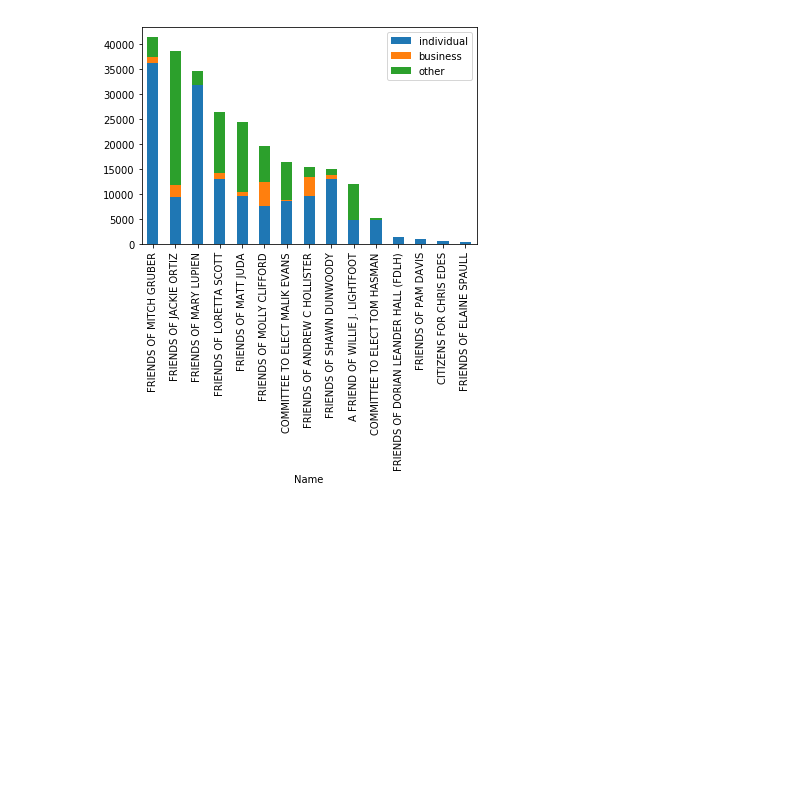
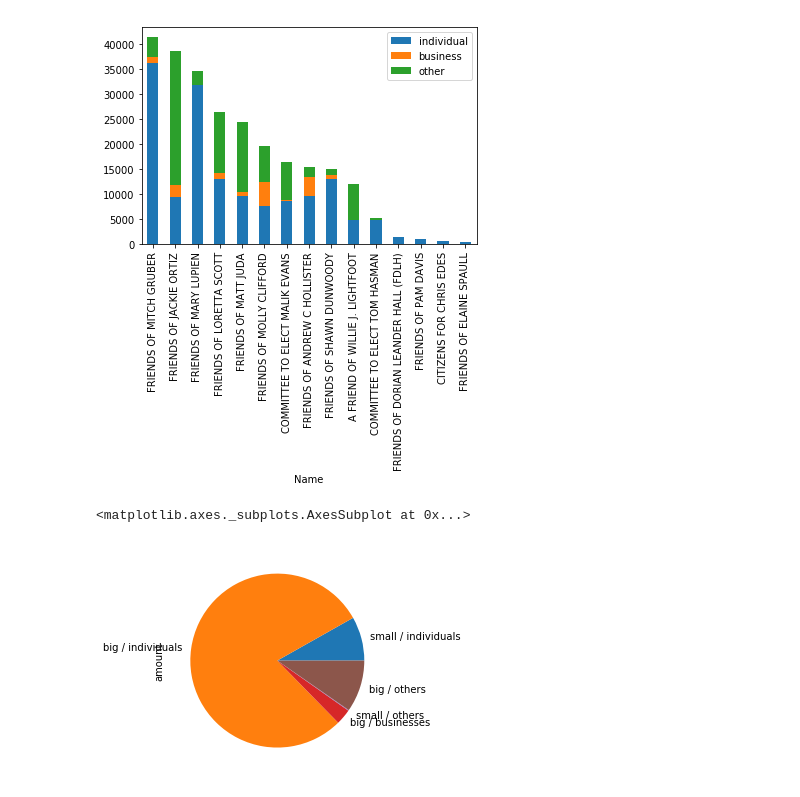
Before and after one commit to philipp-bir/campaign-contributions, a Jupyter notebook: project.ipynb, the cells around one changed output. Drawn from its saved outputs; the diff is of its cells as text; code cells hidden in the pictures; blank space fills up the shorter version.

Commit message:
added second chart

```diff
--- a/project.ipynb
+++ b/project.ipynb
@@ -102,3 +102,20 @@ all_names_contributions_2017.sort_values(by="total",ascending=False).plot.bar(y=
 # %% [output]
 <matplotlib.axes._subplots.AxesSubplot at 0x...>
 [figure]
+# %%
+gruber2017=reports[reports["filer_id"]=="C06751"]
+# %%
+codes=["A","B","C"]
+types={"A":"individuals","B":"businesses","C":"others"}
+small_threshold=50
+# %%
+split_up=[("%s / %s"%(["small","big"][int(s==1)],types[c]),
+  gruber2017["amount"][(gruber2017["transaction_code"]==c)&(s*(gruber2017["amount"]-small_threshold-.0001)>0)].sum())
+ for c in codes for s in [-1,1]]
+# %%
+gruber_contrib_2017=pd.DataFrame(split_up,columns=["type","amount"])
+# %%
+gruber_contrib_2017.plot.pie(y="amount",labels=gruber_contrib_2017["type"],legend=False)
+# %% [output]
+<matplotlib.axes._subplots.AxesSubplot at 0x...>
+[figure, added]
```
